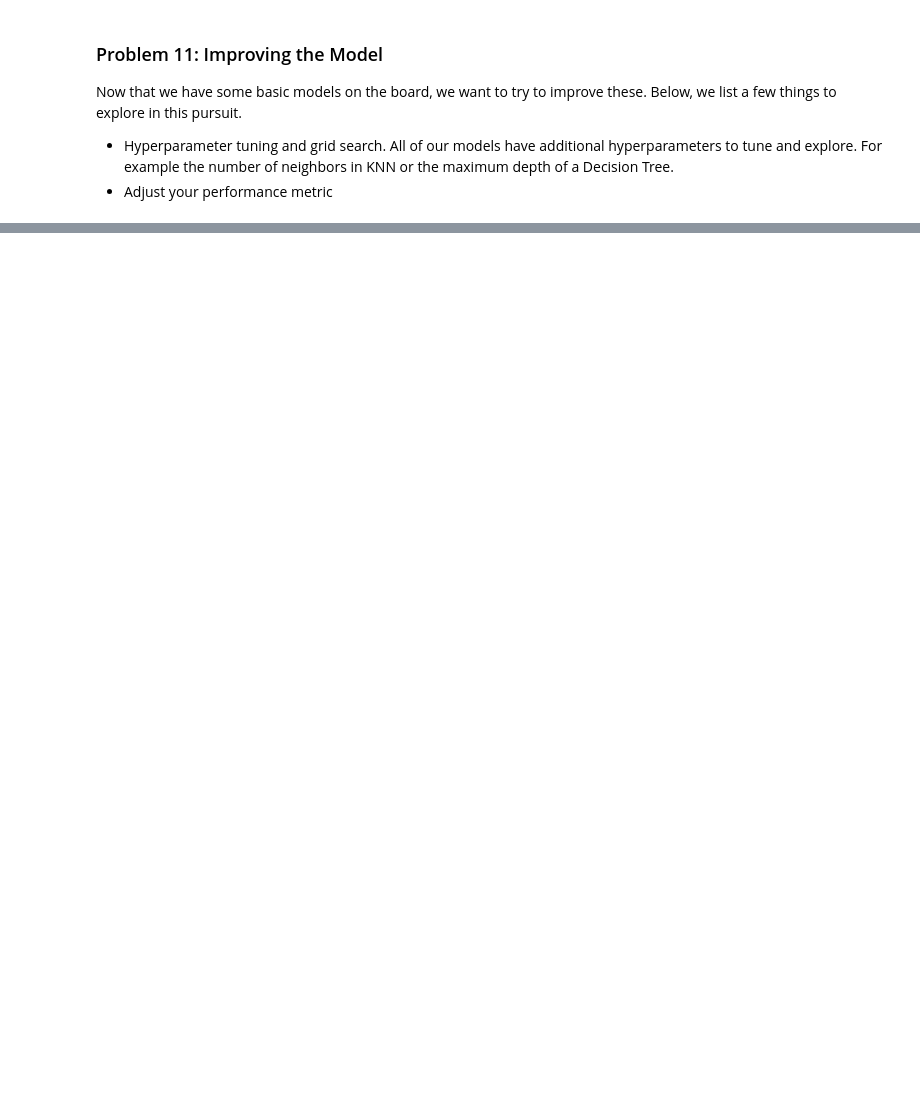
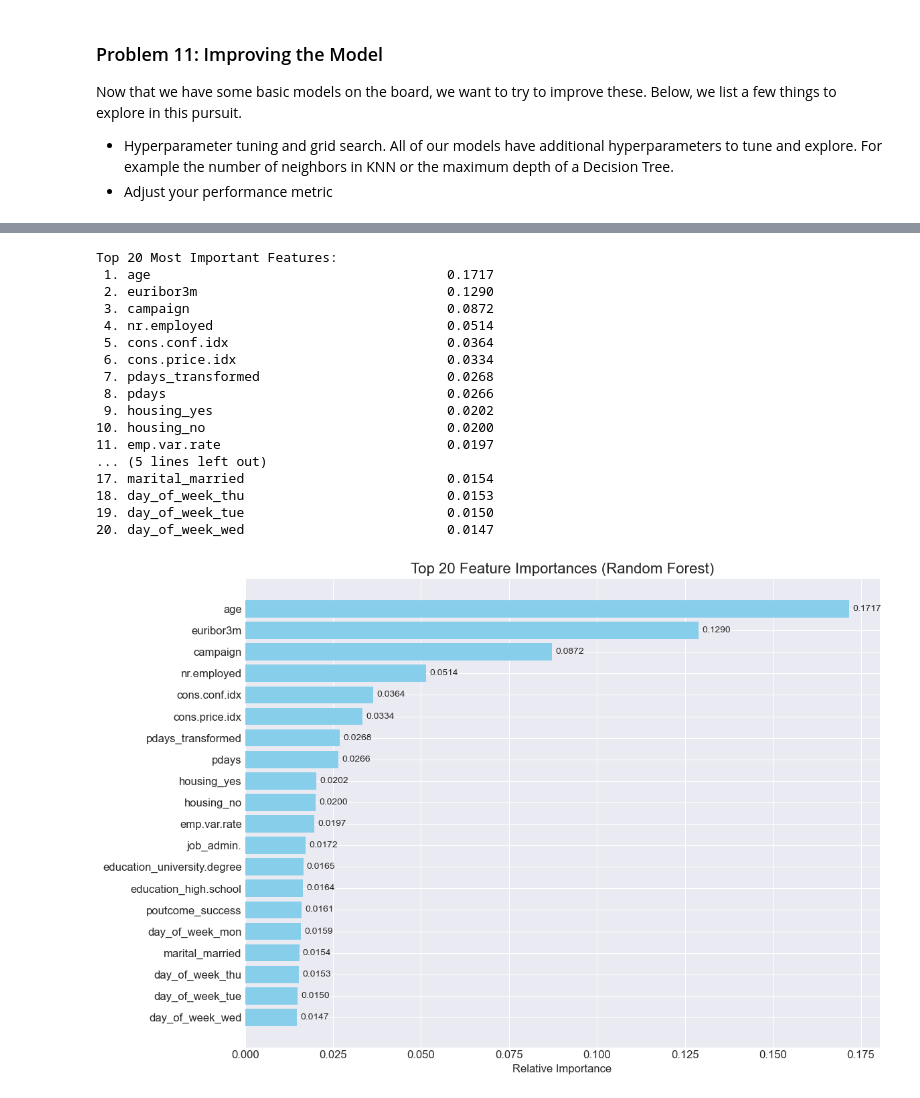
Before and after one commit to robin8wang/Practical_App3, a Jupyter notebook: prompt_III.ipynb, the cells around one changed output, grey strips where cells are left out. Cells and saved outputs as stored; diff of their text form; code cells hidden in the pictures; blank space fills up the shorter version.

```diff
--- a/prompt_III.ipynb
+++ b/prompt_III.ipynb
@@ -105,0 +671,66 @@ Now that we have some basic models on the board, we want to try to improve these
+# %%
+# FEATURE IMPORTANCE ANALYSIS
+
+# Get feature importance from Random Forest
+rf_model = models['Random Forest'].named_steps['classifier']
+rf_preprocessor = models['Random Forest'].named_steps['preprocessor']
+
+# Fit the model with preprocessed data
+X_train_processed = rf_preprocessor.fit_transform(X_train)
+rf_model.fit(X_train_processed, y_train)
+
+# Get feature names
+feature_names = []
+feature_names.extend(numerical_cols)
+
+# Add one-hot encoded feature names
+encoder = rf_preprocessor.named_transformers_['cat'].named_steps['onehot']
+for i, col in enumerate(categorical_cols):
+    categories = encoder.categories_[i]
+    for category in categories:
+        feature_names.append(f"{col}_{category}")
+
+# Get feature importances
+importances = rf_model.feature_importances_
+indices = np.argsort(importances)[::-1]
+
+# Display top 20 features
+print("\nTop 20 Most Important Features:")
+for i in range(20):
+    print(f"{i+1:2d}. {feature_names[indices[i]]:40s} {importances[indices[i]]:.4f}")
+
+# Plot feature importances
+plt.figure(figsize=(12, 8))
+top_n = 20
+top_indices = indices[:top_n]
+plt.title(f'Top {top_n} Feature Importances (Random Forest)', fontsize=16)
+bars = plt.barh(range(top_n), importances[top_indices][::-1], color='skyblue')
+plt.yticks(range(top_n), [feature_names[i] for i in top_indices[::-1]])
+plt.xlabel('Relative Importance', fontsize=12)
+
+# Add value labels
+for i, (bar, importance) in enumerate(zip(bars, importances[top_indices][::-1])):
+    plt.text(bar.get_width() + 0.001, bar.get_y() + bar.get_height()/2,
+            f'{importance:.4f}', va='center', fontsize=10)
+
+plt.tight_layout()
+plt.show()
+# %% [output]
+Top 20 Most Important Features:
+ 1. age                                      0.1717
+ 2. euribor3m                                0.1290
+ 3. campaign                                 0.0872
+ 4. nr.employed                              0.0514
+ 5. cons.conf.idx                            0.0364
+ 6. cons.price.idx                           0.0334
+ 7. pdays_transformed                        0.0268
+ 8. pdays                                    0.0266
+ 9. housing_yes                              0.0202
+10. housing_no                               0.0200
+11. emp.var.rate                             0.0197
+... (5 lines left out)
+17. marital_married                          0.0154
+18. day_of_week_thu                          0.0153
+19. day_of_week_tue                          0.0150
+20. day_of_week_wed                          0.0147
+[figure, added]
```
Also changed, not shown: parts of 22 cells of this notebook.
